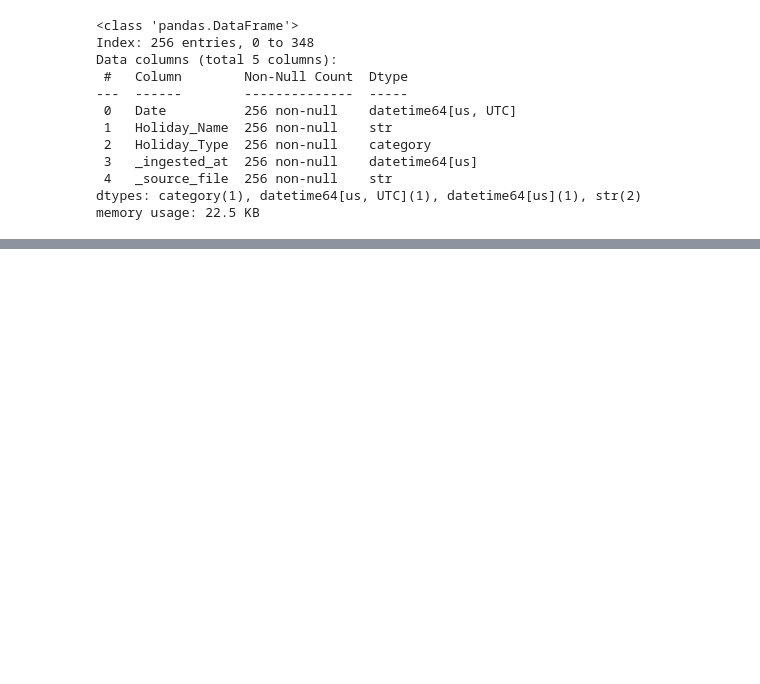
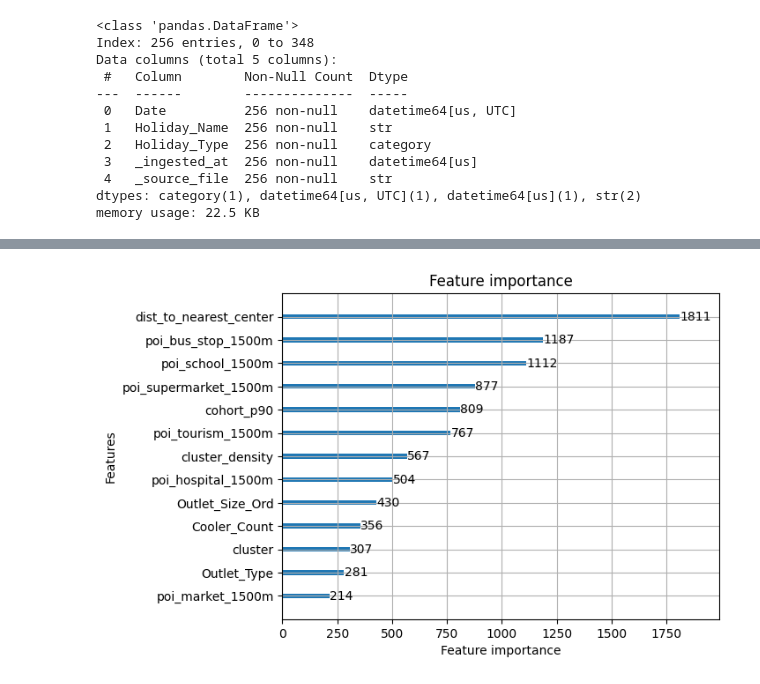
Before and after one commit to Dilharajay/technova_datastrom, a Jupyter notebook: main.ipynb, the cells around one changed output, grey strips where cells are left out. Cells and saved outputs as stored; diff of their text form; code cells hidden in the pictures; blank space fills up the shorter version.

Commit message:
add base model

```diff
--- a/main.ipynb
+++ b/main.ipynb
@@ -306,0 +425,4 @@ memory usage: 456.9+ MB
+# %%
+historical_max.rename(columns={'Volume_Liters': 'Historical_Max_Volume'}, inplace=True)
+df_monthly = df_monthly.merge(historical_max, on='Outlet_ID', how='left')
+#df_monthly.head(100)
@@ -306,0 +443,5 @@ memory usage: 456.9+ MB
+# %%
+cohort_p90 = df_monthly.groupby(['Outlet_Type', 'Outlet_Size'])['Volume_Liters'] \
+    .quantile(0.90).reset_index().rename(columns={'Volume_Liters': 'cohort_p90'})
+
+df_monthly = df_monthly.merge(cohort_p90, on=['Outlet_Type', 'Outlet_Size'], how='left')
@@ -306,0 +493,5 @@ memory usage: 456.9+ MB
+# %%
+#print(outlet_level['target'].quantile(0.99))
+
+cap = outlet_level['target'].quantile(0.99)
+outlet_level['target'] = outlet_level['target'].clip(upper=cap)
@@ -306,0 +517,24 @@ memory usage: 456.9+ MB
+# %%
+features = [
+    'Cooler_Count',
+    'poi_bus_stop_1500m', 'poi_hospital_1500m', 'poi_market_1500m',
+    'poi_school_1500m', 'poi_supermarket_1500m', 'poi_tourism_1500m',
+    'Outlet_Size_Ord', 'Outlet_Type', 'cohort_p90', 'dist_to_nearest_center','cluster_density', 'cluster'
+]
+cat_cols = ['Outlet_Type']
+
+X_train = outlet_level[features]
+y_train = outlet_level['target']   # already the ceiling
+
+# Drop quantile objective — you've already built the ceiling into y_train
+# Use regular regression to predict it cleanly
+model = lgb.LGBMRegressor(
+    objective='regression',
+    n_estimators=500,
+    learning_rate=0.05,
+    max_depth=6,
+    num_leaves=31,
+    random_state=42,
+    n_jobs=-1
+)
+model.fit(X_train, y_train, categorical_feature=cat_cols)
@@ -306,0 +590,5 @@ memory usage: 456.9+ MB
+# %%
+lgb.plot_importance(model, max_num_features=15)
+plt.show()
+# %% [output]
+[figure, added]
```
Also changed, not shown: parts of 33 cells of this notebook, 4 other files.
